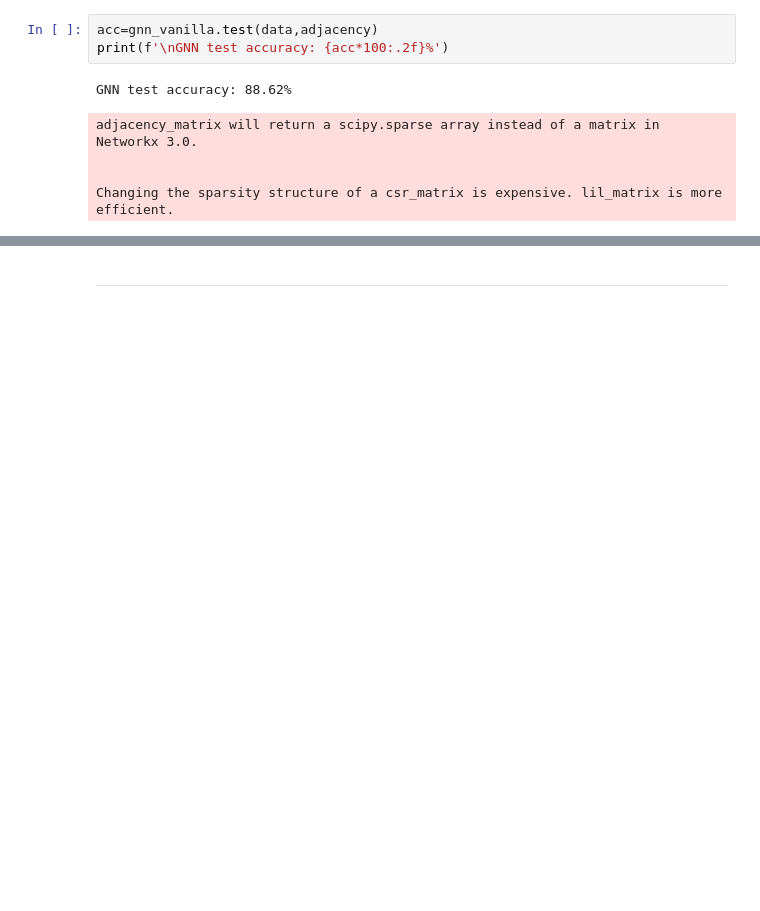
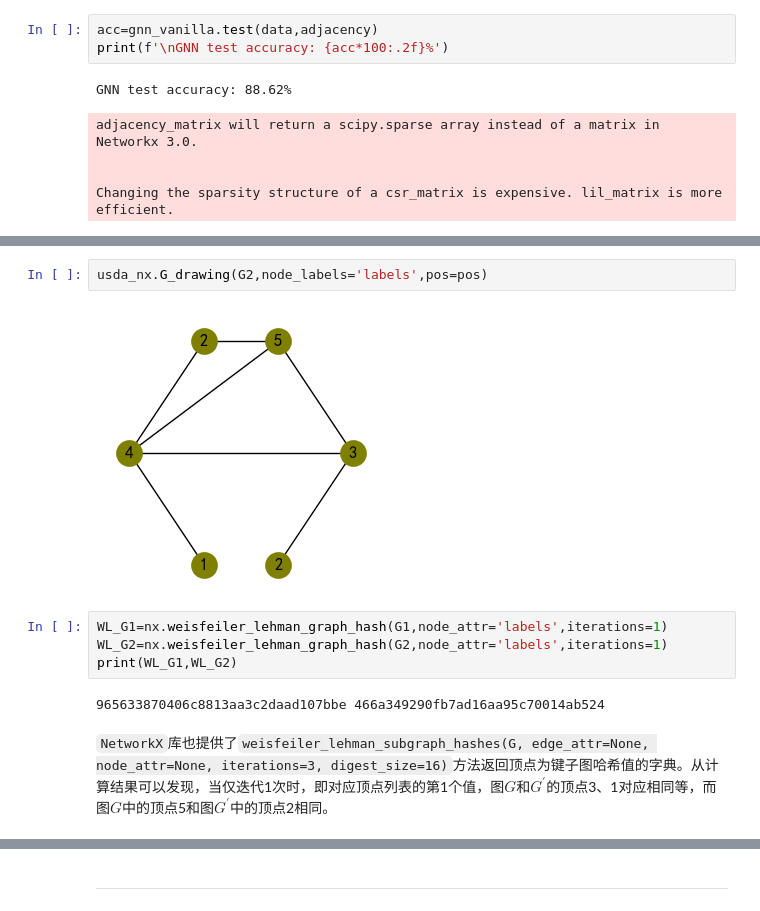
Before and after one commit to richieBao/USDA_special_study, a Jupyter notebook: code/4.10.4-图神经网络（GNN）.ipynb, the cells around one changed output, grey strips where cells are left out. Saved outputs shown, nothing was run; the diff lists cells and outputs as text; blank space fills up the shorter version.

```diff
--- a/code/4.10.4-图神经网络（GNN）.ipynb
+++ b/code/4.10.4-图神经网络（GNN）.ipynb
@@ -578,0 +919,12 @@ Changing the sparsity structure of a csr_matrix is expensive. lil_matrix is more
+# %%
+usda_nx.G_drawing(G2,node_labels='labels',pos=pos)
+# %% [output]
+[figure, added]
+# %%
+WL_G1=nx.weisfeiler_lehman_graph_hash(G1,node_attr='labels',iterations=1)
+WL_G2=nx.weisfeiler_lehman_graph_hash(G2,node_attr='labels',iterations=1)
+print(WL_G1,WL_G2)
+# %% [output]
+965633870406c8813aa3c2daad107bbe 466a349290fb7ad16aa95c70014ab524
+# %% [markdown]
+`NetworkX`库也提供了`weisfeiler_lehman_subgraph_hashes(G, edge_attr=None, node_attr=None, iterations=3, digest_size=16)`方法返回顶点为键子图哈希值的字典。从计算结果可以发现，当仅迭代1次时，即对应顶点列表的第1个值，图$G$和$G^{\prime}$的顶点3、1对应相同等，而图$G$中的顶点5和图$G^{\prime}$中的顶点2相同。
```
Also changed, not shown: parts of 130 cells of this notebook, 48 other files.
